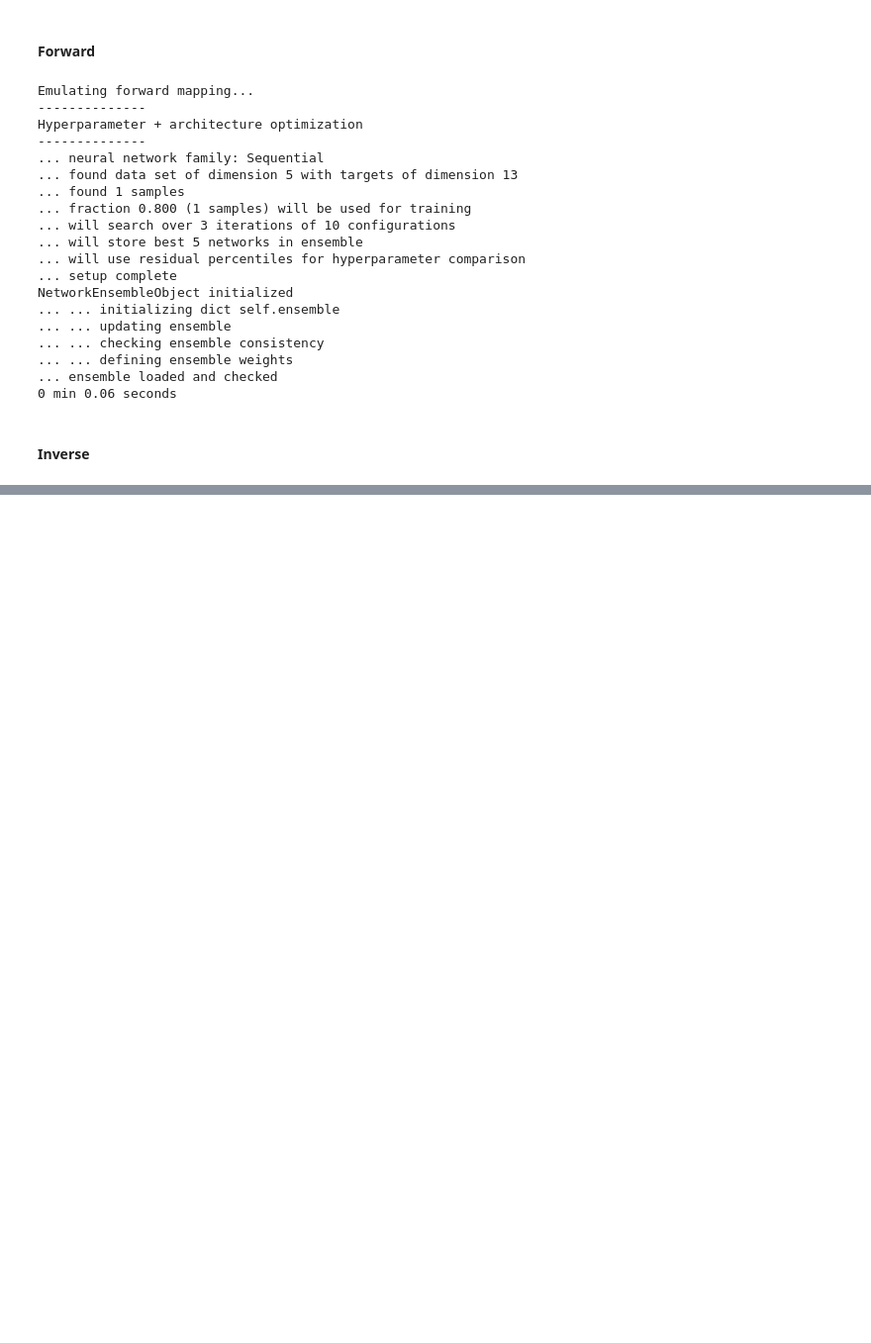
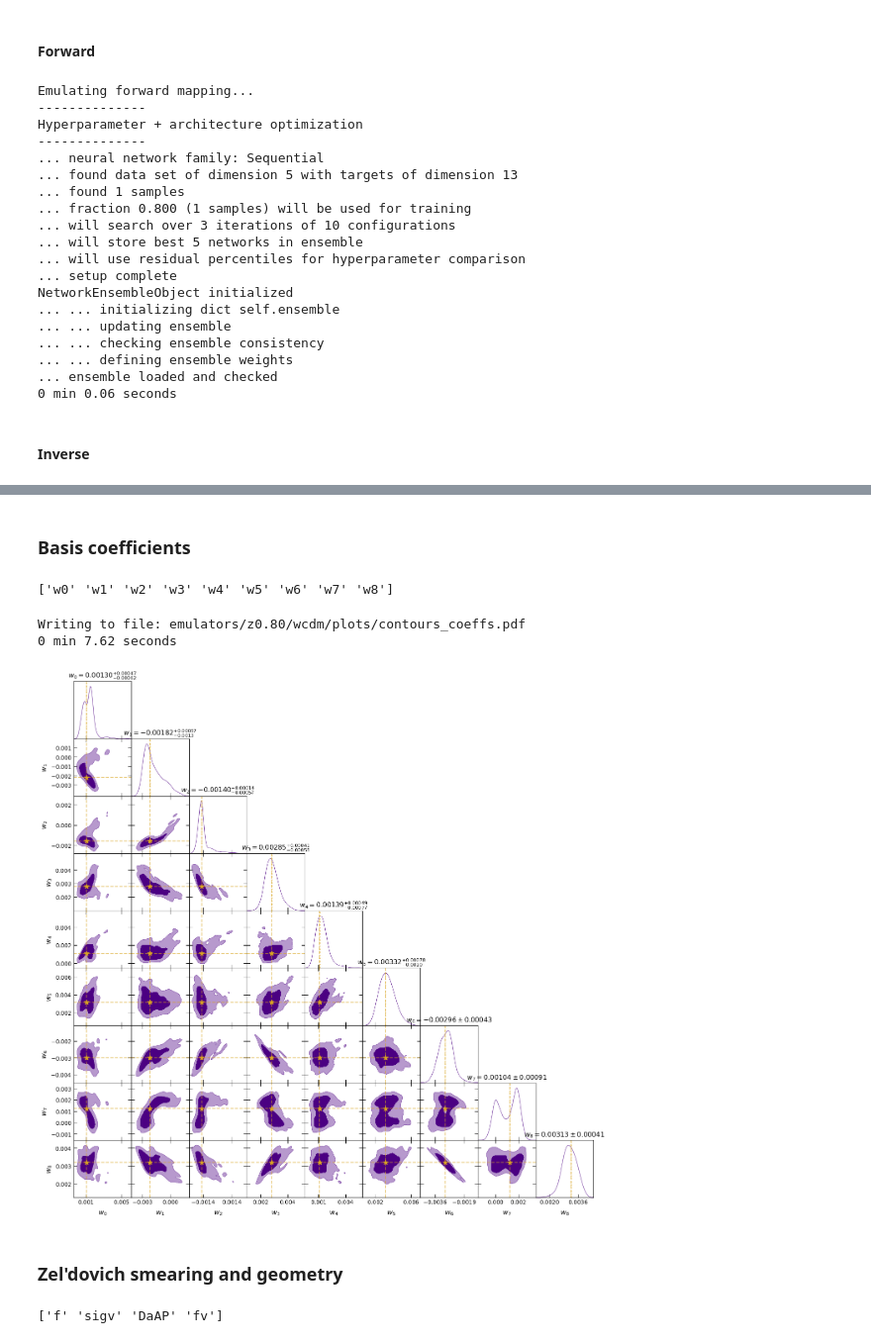
Before and after one commit to a-paranjape/zeldovich-smearing, a Jupyter notebook: emulation/Use_Emulators.ipynb, the cells around one changed output, grey strips where cells are left out. Shown at 99% size. Drawn from its saved outputs; the diff is of its cells as text; code cells hidden in the pictures; blank space fills up the shorter version.

```diff
--- a/emulation/Use_Emulators.ipynb
+++ b/emulation/Use_Emulators.ipynb
@@ -225,0 +302,54 @@ NetworkEnsembleObject initialized
+# %% [markdown]
+### Basis coefficients
+# %%
+sl = np.r_[agem.n_params:agem.n_params+agem.n_basis]
+plot_param_list = plot_param_list_all[sl]
+par_show = par_show_all[sl]
+file_stem = file_stem_all + '_coeffs'
+print(plot_param_list)
+# %% [output]
+['w0' 'w1' 'w2' 'w3' 'w4' 'w5' 'w6' 'w7' 'w8']
+# %%
+start_time = time()
+gdplot = gdplt.get_subplot_plotter(subplot_size=1.8)
+gdplot.settings.num_plot_contours = 2
+gdplot.settings.axes_fontsize = FS3
+gdplot.settings.axes_labelsize = FS2
+gdplot.settings.title_limit_fontsize = FS2
+
+gdplot.triangle_plot([gd_sample], plot_param_list,
+                     filled=[True],contour_colors=['indigo'],legend_loc='upper center',
+                     markers=sample[-1][par_show],
+                     marker_args={'c': 'goldenrod','ls': '--','lw': 1.5,'alpha': 0.6},
+                     title_limit=1)
+
+for par_y in range(par_show.size):
+    str_y = plot_param_list[par_y]
+    ax = gdplot.subplots[par_y,par_y]
+    ax.axvline(sample[-1][par_show][par_y],c='goldenrod',ls=':',lw=2.0,alpha=0.6)
+    for par_x in range(par_y):
+        str_x = plot_param_list[par_x]
+        ax = gdplot.subplots[par_y,par_x]
+        ax.scatter([sample[-1][par_show][par_x]],[sample[-1][par_show][par_y]],
+                   marker='*',s=75,c='goldenrod')
+
+if Save_Fig:
+    filename = file_stem + '.pdf'
+    print('Writing to file: '+agem.plot_dir+filename)
+    gdplot.export(fname=filename,adir=agem.plot_dir)
+
+agem.time_this(start_time)
+# %% [output]
+Writing to file: emulators/z0.80/wcdm/plots/contours_coeffs.pdf
+0 min 7.62 seconds
+[figure, added]
+# %% [markdown]
+### Zel'dovich smearing and geometry
+# %%
+sl = np.s_[agem.n_params+agem.n_basis:]
+plot_param_list = plot_param_list_all[sl]
+par_show = par_show_all[sl]
+file_stem = file_stem_all + '_zelsmear_geom'
+print(plot_param_list)
+# %% [output]
+['f' 'sigv' 'DaAP' 'fv']
```
Also changed, not shown: parts of 14 cells of this notebook, 8 other files.
